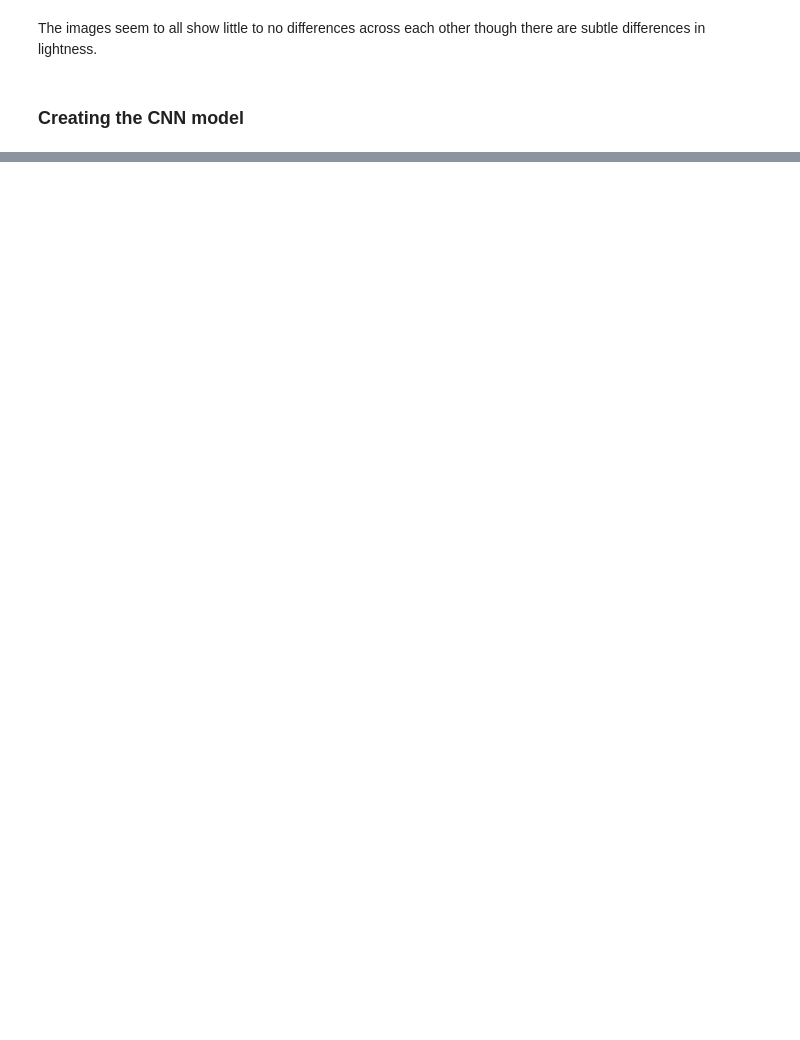
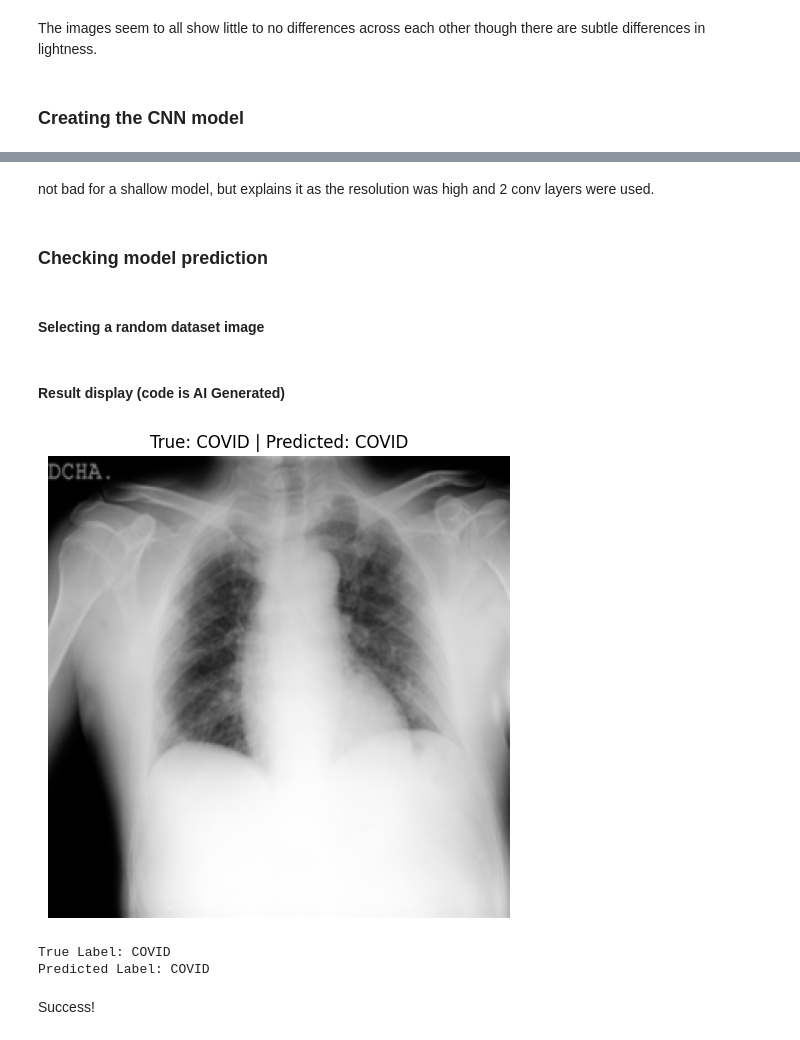
Before and after one commit to fountainnnnn/Covid-CNN, a Jupyter notebook: Covid-19 CNN.ipynb, the cells around one changed output, grey strips where cells are left out. Saved outputs shown, nothing was run; the diff lists cells and outputs as text; code cells hidden in the pictures; blank space fills up the shorter version.

```diff
--- a/Covid-19 CNN.ipynb
+++ b/Covid-19 CNN.ipynb
@@ -296,0 +297,36 @@ Predicted: 183307
+# %% [markdown]
+not bad for a shallow model, but explains it as the resolution was high and 2 conv layers were used.
+# %% [markdown]
+### **Checking model prediction**
+# %% [markdown]
+#### Selecting a random dataset image
+# %%
+# Random dataset image
+random_index = random.randint(0, len(dataset)-1)
+sample, true_label = dataset[random_index]
+
+sample_batch = sample.unsqueeze(0).to(device)
+
+prediction = model(sample_batch)
+predicted_class = torch.argmax(prediction, dim=1).item()
+
+classes = ['COVID', 'Lung_Opacity', 'Normal', 'Viral Pneumonia']
+# %% [markdown]
+#### Result display (code is AI Generated)
+# %%
+# Display image and predictions
+plt.figure(figsize=(8, 6))
+img_display = sample.permute(1, 2, 0).cpu().numpy()
+plt.imshow(img_display, cmap='gray')
+plt.title(f"True: {classes[true_label]} | Predicted: {classes[predicted_class]}")
+plt.axis('off')
+plt.show()
+
+print(f"True Label: {classes[true_label]}")
+print(f"Predicted Label: {classes[predicted_class]}")
+# %% [output]
+[figure, added]
+True Label: COVID
+Predicted Label: COVID
+# %% [markdown]
+Success!
```
Also changed, not shown: parts of 7 cells of this notebook.
